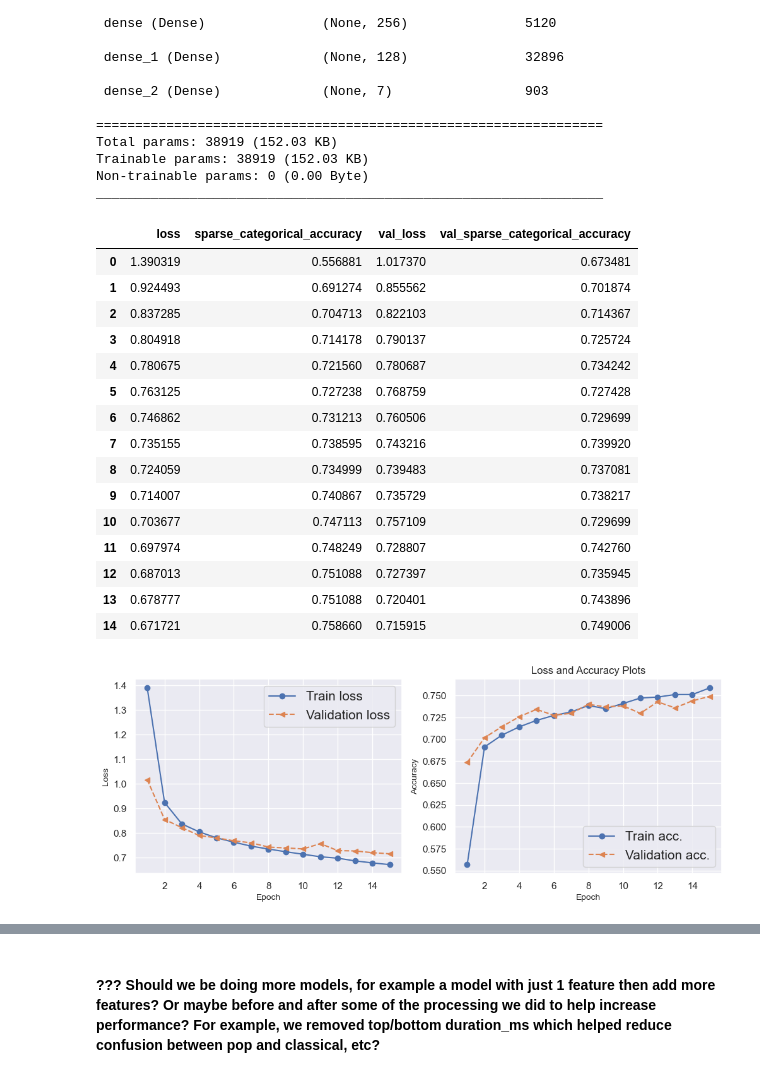
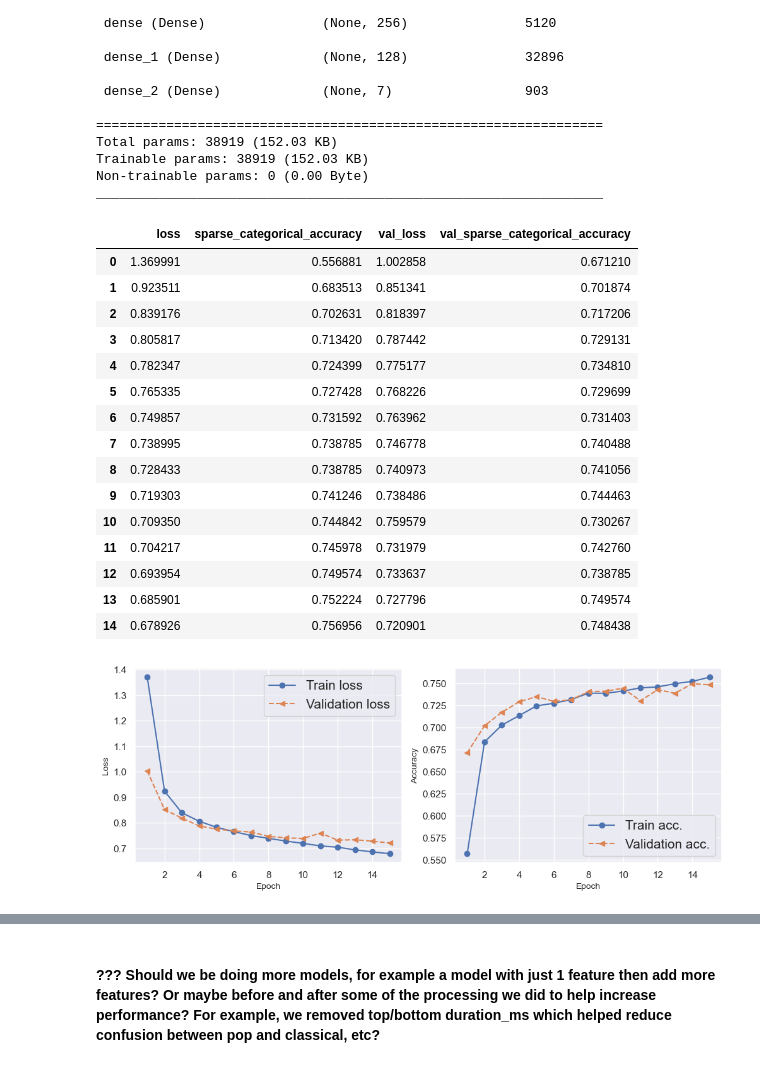
Before and after one commit to ynackash/genre-classification, a Jupyter notebook: main.ipynb, the cells around one changed output, grey strips where cells are left out. Saved outputs shown, nothing was run; the diff lists cells and outputs as text; code cells hidden in the pictures.

```diff
--- a/main.ipynb
+++ b/main.ipynb
@@ -426,9 +443,9 @@ genre_to_category = {
 }
 
 # Map each track to a category
-df['music_category'] = df['track_genre'].apply(lambda x: genre_to_category.get(x, 'Other'))
+df['genre_category'] = df['track_genre'].apply(lambda x: genre_to_category.get(x, 'Other'))
 
-slim_df = df[df['music_category'] != 'Other']
+slim_df = df[df['genre_category'] != 'Other']
 slim_df.shape
 # %% [output]
 (12282, 36)
@@ -456,7 +475,7 @@ After our genre categorization, there is an uneven distribution of tracks. To re
 # %%
 # Load tracks and genre labels
 tracks = slim_df[features]
-labels = slim_df['music_category']
+labels = slim_df['genre_category']
 labels_count = len(labels.unique())
 
 print("Shape of tracks ", tracks.shape)
@@ -585,7 +601,7 @@ Analyzing the confusion matrix above, it appears that Pop has the most false pos
 
 Next, we turned our attention to Neural Networks to try and improve our classification accuracy. We started with a simple model with a single layer.
 # %%
-def build_model_single(num_features, n_classes,learning_rate=0.01):
+def build_model_single(num_features, n_classes,learning_rate=0.1):
     """Build a TF logistic regression model using Keras.
 
     Args:
@@ -620,7 +636,7 @@ def build_model_single(num_features, n_classes,learning_rate=0.01):
     # ask Tensorflow to report when evaluating the model.
     model.compile(loss='sparse_categorical_crossentropy',
                 optimizer=optimizer,
-                metrics=['accuracy'])
+                metrics=[tf.keras.metrics.SparseCategoricalAccuracy()])
 
     return model
 # %%
@@ -645,10 +659,10 @@ _________________________________________________________________
 history = model.fit(
   x = X_train,   # training examples
   y = Y_train,   #labels
-  epochs=5,             # number of passes through the training data
+  epochs=15,             # number of passes through the training data
   batch_size=128,        # mini-batch size for SGD
   validation_split=0.25, # use a fraction of the examples for validation -- DO WE STILL NEED THIS IF VALIDATION SPLIT
-  verbose=1             # display some progress output during training
+  verbose=0             # display some progress output during training
   )
 
 # Convert the return value into a DataFrame so we can see the train loss
@@ -764,42 +794,42 @@ history = pd.DataFrame(history.history)
 display(history)
 # %% [output]
 |  | loss | sparse_categorical_accuracy | val_loss | val_sparse_categorical_accuracy |
-| 0 | 1.390319 | 0.556881 | 1.017370 | 0.673481 |
-| 1 | 0.924493 | 0.691274 | 0.855562 | 0.701874 |
-| 2 | 0.837285 | 0.704713 | 0.822103 | 0.714367 |
-| 3 | 0.804918 | 0.714178 | 0.790137 | 0.725724 |
-| 4 | 0.780675 | 0.721560 | 0.780687 | 0.734242 |
-| 5 | 0.763125 | 0.727238 | 0.768759 | 0.727428 |
-| 6 | 0.746862 | 0.731213 | 0.760506 | 0.729699 |
-| 7 | 0.735155 | 0.738595 | 0.743216 | 0.739920 |
-| 8 | 0.724059 | 0.734999 | 0.739483 | 0.737081 |
-| 9 | 0.714007 | 0.740867 | 0.735729 | 0.738217 |
-| 10 | 0.703677 | 0.747113 | 0.757109 | 0.729699 |
-| 11 | 0.697974 | 0.748249 | 0.728807 | 0.742760 |
-| 12 | 0.687013 | 0.751088 | 0.727397 | 0.735945 |
-| 13 | 0.678777 | 0.751088 | 0.720401 | 0.743896 |
-| 14 | 0.671721 | 0.758660 | 0.715915 | 0.749006 |
+| 0 | 1.369991 | 0.556881 | 1.002858 | 0.671210 |
+| 1 | 0.923511 | 0.683513 | 0.851341 | 0.701874 |
+| 2 | 0.839176 | 0.702631 | 0.818397 | 0.717206 |
+| 3 | 0.805817 | 0.713420 | 0.787442 | 0.729131 |
+| 4 | 0.782347 | 0.724399 | 0.775177 | 0.734810 |
+| 5 | 0.765335 | 0.727428 | 0.768226 | 0.729699 |
+| 6 | 0.749857 | 0.731592 | 0.763962 | 0.731403 |
+| 7 | 0.738995 | 0.738785 | 0.746778 | 0.740488 |
+| 8 | 0.728433 | 0.738785 | 0.740973 | 0.741056 |
+| 9 | 0.719303 | 0.741246 | 0.738486 | 0.744463 |
+| 10 | 0.709350 | 0.744842 | 0.759579 | 0.730267 |
+| 11 | 0.704217 | 0.745978 | 0.731979 | 0.742760 |
+| 12 | 0.693954 | 0.749574 | 0.733637 | 0.738785 |
+| 13 | 0.685901 | 0.752224 | 0.727796 | 0.749574 |
+| 14 | 0.678926 | 0.756956 | 0.720901 | 0.748438 |
 # %%
 epoch_list = np.arange(len(history['loss'])) + 1
 
 fig = plt.figure(figsize=(12, 4))
+#plt.title('Loss and Accuracy Plots')
 ax = fig.add_subplot(1, 2, 1)
 ax.plot(epoch_list, history['loss'], '-o', label='Train loss')
 ax.plot(epoch_list, history['val_loss'], '--<', label='Validation loss')
 ax.legend(fontsize=15)
 ax.set_xlabel('Epoch', size=10)
 ax.set_ylabel('Loss', size=10)
 
 ax = fig.add_subplot(1, 2, 2)
 ax.plot(epoch_list, history['sparse_categorical_accuracy'], '-o', label='Train acc.')
 ax.plot(epoch_list, history['val_sparse_categorical_accuracy'], '--<', label='Validation acc.')
 ax.legend(fontsize=15)
 ax.set_xlabel('Epoch', size=10)
 ax.set_ylabel('Accuracy', size=10)
-plt.title('Loss and Accuracy Plots')
 plt.show()
 # %% [output]
-[figure, old version]
+[figure, new version]
 # %%
 # Recall that model.predict gives a vector of probabilities for each x.
 # Get labels by taking the argmax -- the index with the largest probability.
```
Also changed, not shown: parts of 35 cells of this notebook.
